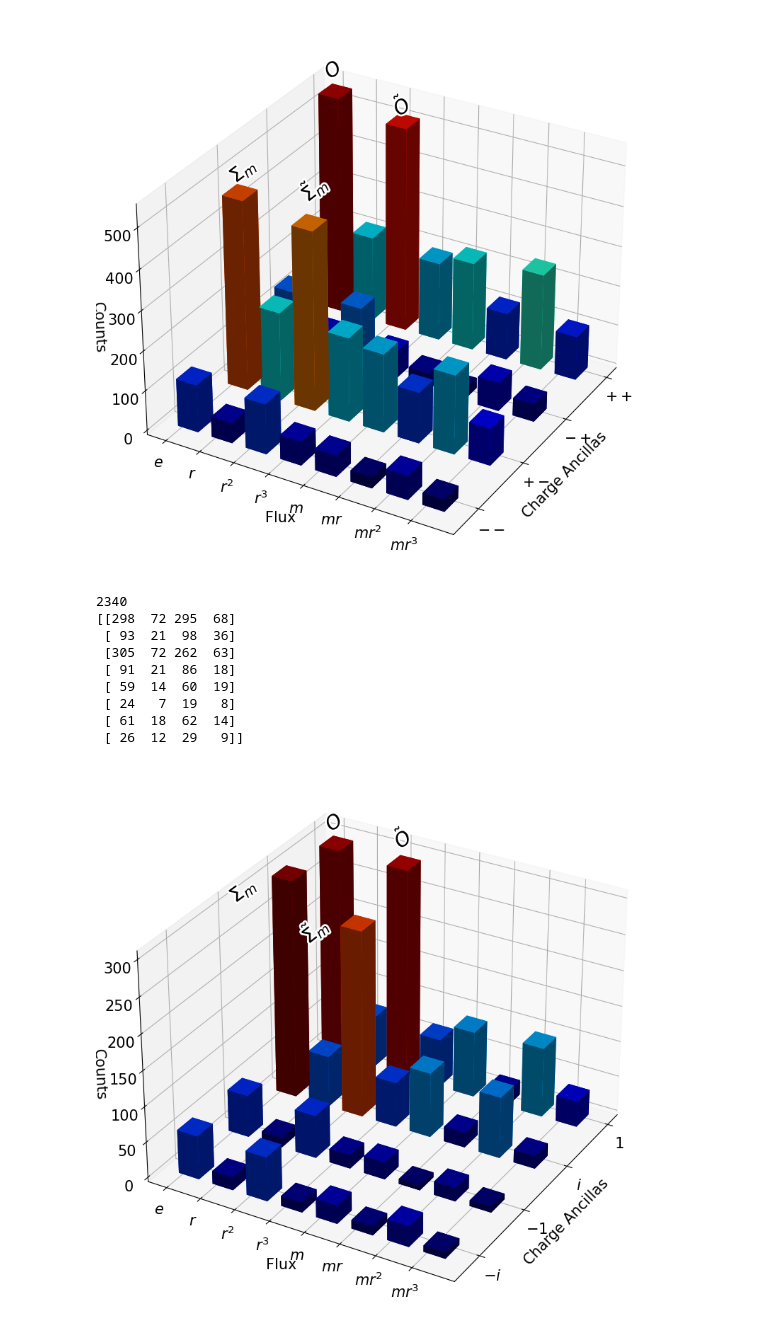
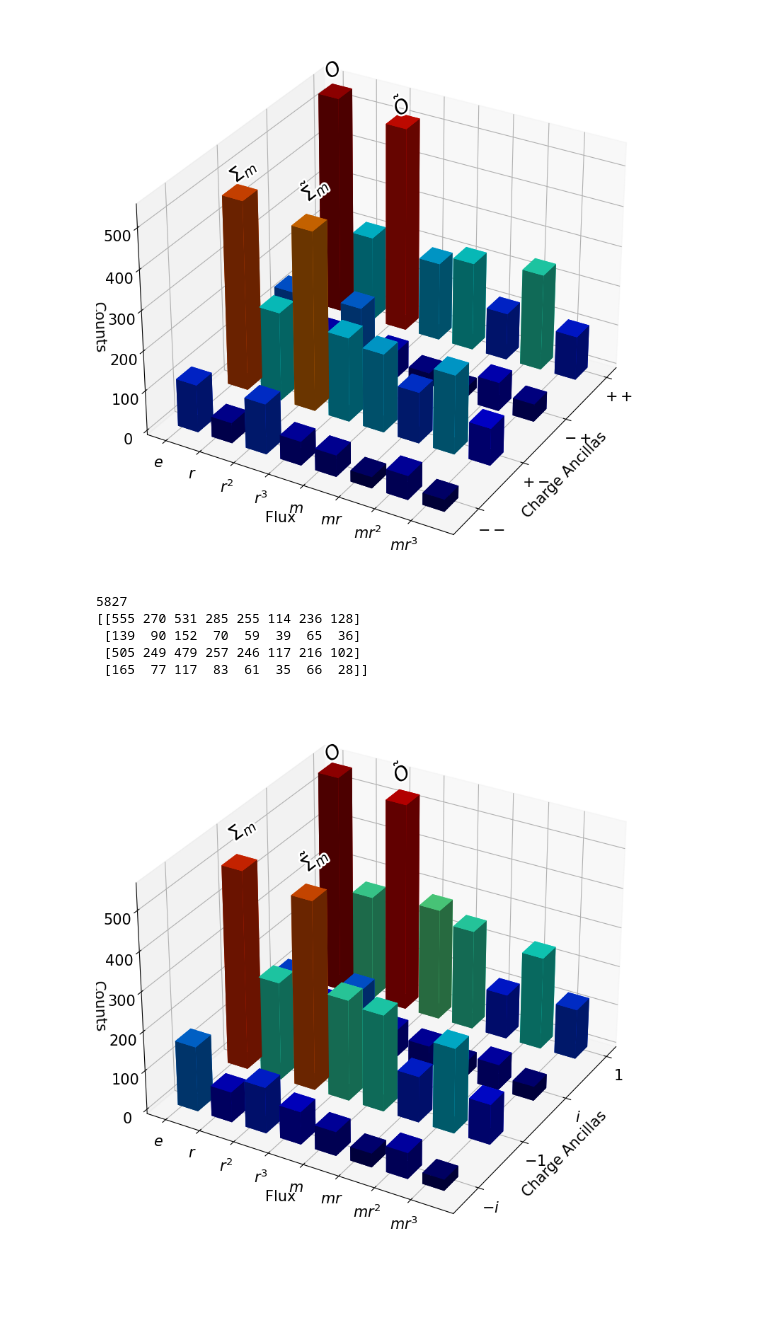
Before and after one commit to DaanTimmers/kitaevsim, a Jupyter notebook: Quantum double/data_visualisation(final).ipynb, the cells around one changed output. Saved outputs shown, nothing was run; the diff lists cells and outputs as text; code cells hidden in the pictures; blank space fills up the shorter version.

```diff
--- a/Quantum double/data_visualisation(final).ipynb
+++ b/Quantum double/data_visualisation(final).ipynb
@@ -341,10 +341,14 @@ results_mr = [[545, 148, 474, 119],
 
 
 # H_r:
-results_r = [[298,  93, 305,  91,  59,  24,  61,  26],
- [ 72,  21,  72,  21,  14,   7,  18,  12],
- [295,  98, 262,  86,  60,  19,  62,  29],
- [ 68,  36,  63,  18,  19,   8,  14,   9]]
+results_r = [[555, 139, 505, 165],
+ [270,  90, 249,  77],
+ [531, 152, 479, 117],
+ [285,  70, 257,  83],
+ [255,  59, 246,  61],
+ [114,  39, 117,  35],
+ [236,  65, 216,  66],
+ [128,  36, 102,  28]]
 # %%
 results = np.array(results_m)
 results = results.T # for some runs, not all
@@ -527,44 +531,40 @@ max_height = np.max(z)   # get range of colorbars so we can normalize
 min_height = np.min(z)
 # scale each z to [0,1], and get their rgb values
 rgba = [cmap((k-min_height)/max_height) for k in z]
 
 ax1.bar3d(x, y, bottom, width, depth, z, color=rgba)
 #surf = ax1.plot_surface(np.array(x).reshape(4,8), np.array(y).reshape(4,8), z.reshape(4,8), cmap=cm.coolwarm, linewidth=0, antialiased=False)
 
 ax1.set_xlabel('Charge Ancillas')
 ax1.set_ylabel('Flux')
 ax1.set_zlabel('Counts')
 
 ax1.set_xticks(charge_mmt_res_num)
 ax1.set_xticklabels(charge_mmt_res)
 ax1.set_yticks(g_lab_num)
 ax1.set_yticklabels(g_lab)
 
 import matplotlib.patheffects as pe
-ax1.text(0,-1/3,300, r'$O$', (1,0,0), size= 20,
+ax1.text(0,-1/3,550, r'$O$', (1,0,0), size= 20,
 color= 'black',
 path_effects=[pe.withStroke(linewidth=4, foreground="white")])
-ax1.text(0,2-1/3,300, r'$\tilde{O}$', (1,0,0), size= 20,
+ax1.text(0,2-1/3,540, r'$\tilde{O}$', (1,0,0), size= 20,
 color= 'black',
 path_effects=[pe.withStroke(linewidth=4, foreground="white")])
-ax1.text(2,-1/3,300, r'$\Sigma_{m}$', (1,0,0), size= 20,
+ax1.text(2,-1/3,530, r'$\Sigma_{m}$', (1,0,0), size= 20,
 color= 'black',
 path_effects=[pe.withStroke(linewidth=4, foreground="white")])
-ax1.text(2,2-1/3,270, r'$\tilde{\Sigma}_{m}$', (1,0,0), size= 20,
+ax1.text(2,2-1/3,500, r'$\tilde{\Sigma}_{m}$', (1,0,0), size= 20,
 color= 'black',
 path_effects=[pe.withStroke(linewidth=4, foreground="white")])
 
 ax1.view_init(elev=30, azim=30)
 plt.savefig('basket_r.png', dpi=300)
 plt.show()
 # %% [output]
-2340
-[[298  72 295  68]
- [ 93  21  98  36]
- [305  72 262  63]
- [ 91  21  86  18]
- [ 59  14  60  19]
- [ 24   7  19   8]
- [ 61  18  62  14]
- [ 26  12  29   9]]
+5827
+[[555 270 531 285 255 114 236 128]
+ [139  90 152  70  59  39  65  36]
+ [505 249 479 257 246 117 216 102]
+ [165  77 117  83  61  35  66  28]]
-[figure, old version]
+[figure, new version]
```
Also changed, not shown: parts of 1 cell of this notebook, 3 other files.
